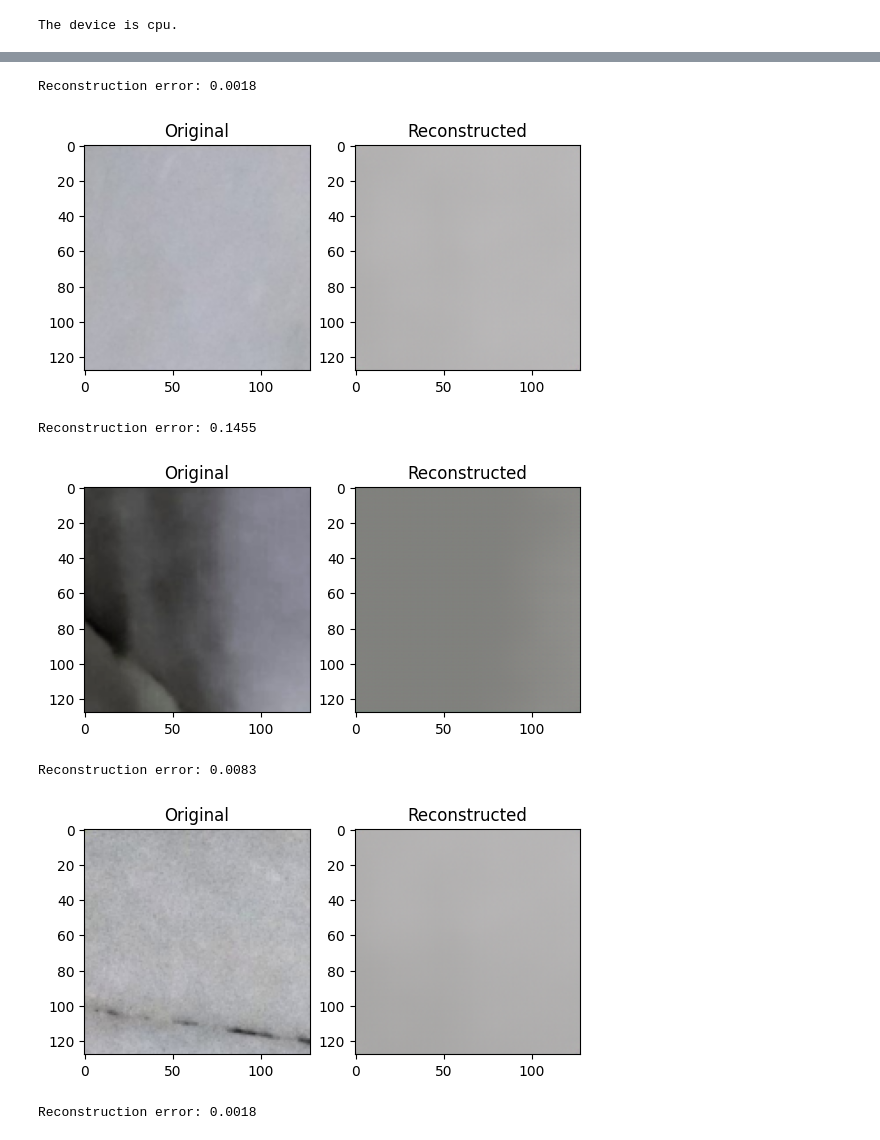
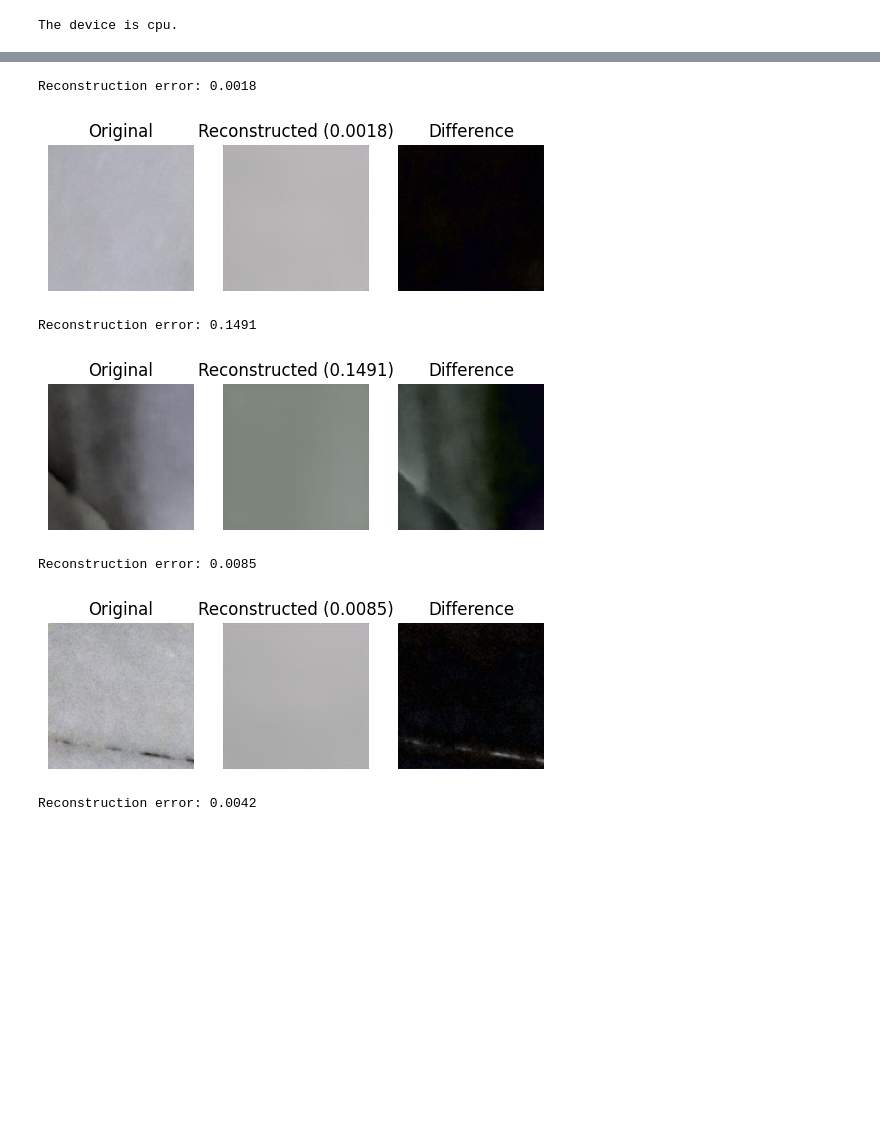
Before and after one commit to Grog4r/Convolutional-Auto-Encoder-on-Marble-Dataset, a Jupyter notebook: encoder.ipynb, the cells around one changed output, grey strips where cells are left out. Drawn from its saved outputs; the diff is of its cells as text; code cells hidden in the pictures; blank space fills up the shorter version.

```diff
--- a/encoder.ipynb
+++ b/encoder.ipynb
@@ -178,0 +151,6 @@ Epoch [10/10], Loss: 0.001747
+# %%
+losses_extended = []
+for loss in losses:
+    for _ in range(43):
+        losses_extended.append(loss)
+len(losses_extended)
@@ -189,15 +203,27 @@ plt.plot(losses)
 # %%
-def compare_orig_and_reconstructed(orig, recon):
+def compare_orig_and_reconstructed(orig, recon, error, path=None):
     # Revert normalization
     orig = (orig + 1) / 2
     recon = (recon + 1) / 2
+    diff = abs(recon - orig)
 
-    plt.subplot(1, 2, 1)
+    plt.subplot(1, 3, 1)
     plt.title("Original")
     plt.imshow(np.transpose(orig[0], (1, 2, 0)))
-    plt.subplot(1, 2, 2)
-    plt.title("Reconstructed")
+    plt.axis("off")
+
+    plt.subplot(1, 3, 2)
+    plt.title(f"Reconstructed ({error:.4f})")
     plt.imshow(np.transpose(recon[0], (1, 2, 0)))
+    plt.axis("off")
+
+    plt.subplot(1, 3, 3)
+    plt.title(f"Difference")
+    plt.imshow(np.transpose(diff[0], (1, 2, 0)))
+    plt.axis("off")
+
+    if path is not None:
+        plt.savefig(path, dpi=199, bbox_inches="tight")
     plt.show()
 # %%
 def compute_reconstruction_error_from_path(img_path):
@@ -235,25 +261,25 @@ np.float32(0.007349099)
 # %%
 # Example
 error, orig, recon = compute_reconstruction_error_from_path("marble/test/good/_0_0_20210525_15434.jpg")
 print(f"Reconstruction error: {error:.4f}")
-compare_orig_and_reconstructed(orig, recon)
+compare_orig_and_reconstructed(orig, recon, error, "../images/rec_good.png")
 
 error, orig, recon = compute_reconstruction_error_from_path("marble/test/crack/_0_0_20210531_17292_0.jpg")
 print(f"Reconstruction error: {error:.4f}")
-compare_orig_and_reconstructed(orig, recon)
+compare_orig_and_reconstructed(orig, recon, error, "../images/rec_crack.png")
 
 error, orig, recon = compute_reconstruction_error_from_path("marble/test/joint/_0_4352_20210525_15441_1.jpg")
 print(f"Reconstruction error: {error:.4f}")
-compare_orig_and_reconstructed(orig, recon)
+compare_orig_and_reconstructed(orig, recon, error, "../images/rec_joint.png")
 
-error, orig, recon = compute_reconstruction_error_from_path("marble/test/dot/_0_2560_20210531_10521_2.jpg")
+error, orig, recon = compute_reconstruction_error_from_path("marble/test/dot/_0_2560_20210531_10521_0.jpg")
 print(f"Reconstruction error: {error:.4f}")
-compare_orig_and_reconstructed(orig, recon)
+compare_orig_and_reconstructed(orig, recon, error, "../images/rec_dot.png")
 # %% [output]
 Reconstruction error: 0.0018
-[figure, old version]
+[figure, new version]
-Reconstruction error: 0.1455
+Reconstruction error: 0.1491
-[figure, old version]
+[figure, new version]
-Reconstruction error: 0.0083
+Reconstruction error: 0.0085
-[figure, old version]
+[figure, new version]
-Reconstruction error: 0.0018
+Reconstruction error: 0.0042
```
Also changed, not shown: parts of 27 cells of this notebook, 3 other files.
